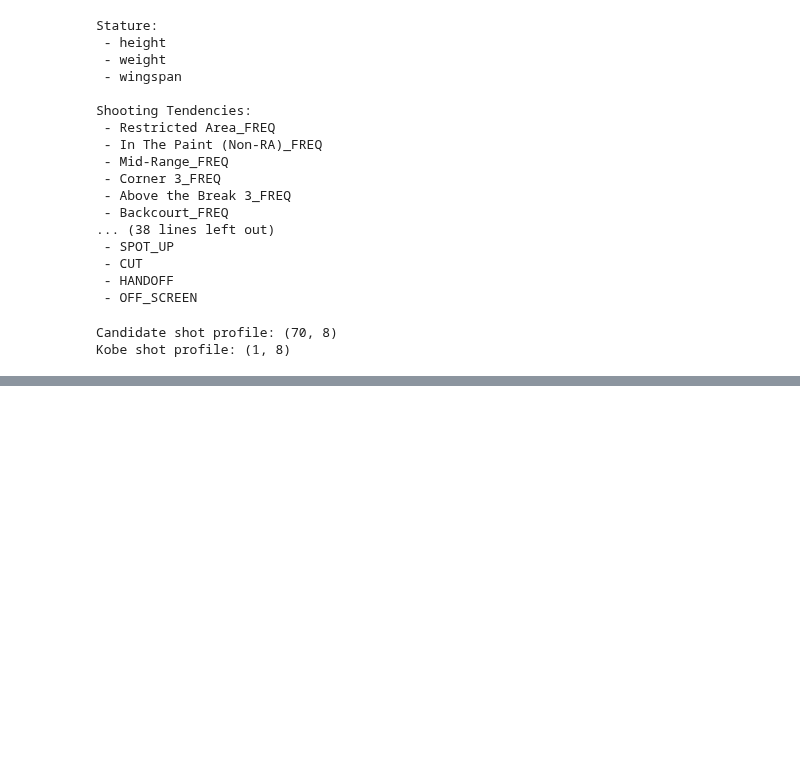
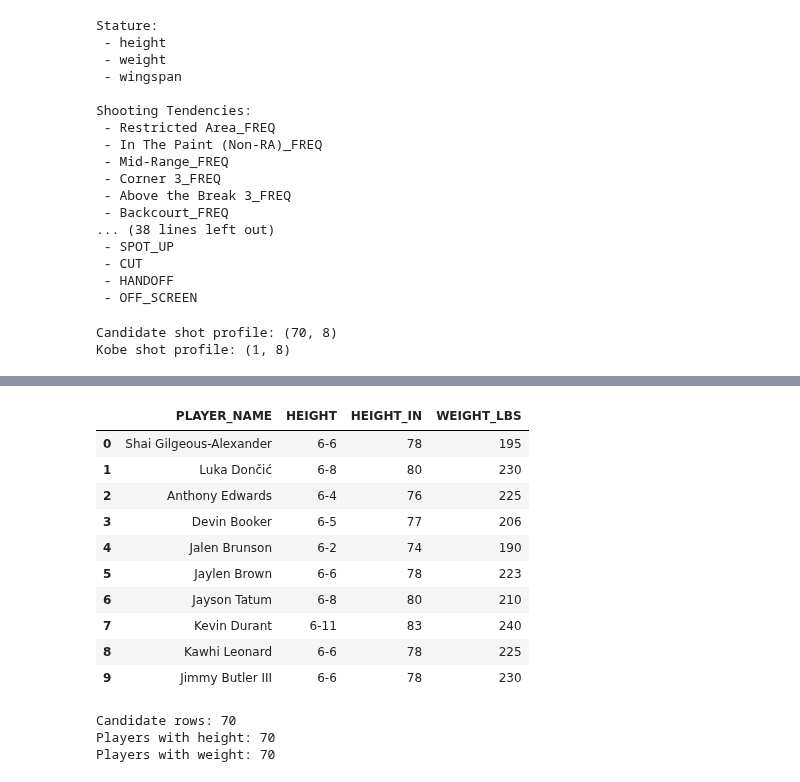
Before and after one commit to bo-aryan/kobe-similarity-analysis, a Jupyter notebook: notebooks/day03_kobe_reference.ipynb, the cells around one changed output, grey strips where cells are left out. Cells and saved outputs as stored; diff of their text form; code cells hidden in the pictures; blank space fills up the shorter version.

```diff
--- a/notebooks/day03_kobe_reference.ipynb
+++ b/notebooks/day03_kobe_reference.ipynb
@@ -1754,0 +2214,67 @@ Kobe shot profile: (1, 8)
+# %%
+def height_to_inches(height):
+    if pd.isna(height):
+        return np.nan
+
+    parts = str(height).strip().split("-")
+
+    if len(parts) != 2:
+        return np.nan
+
+    feet = int(parts[0])
+    inches = int(parts[1])
+
+    return feet * 12 + inches
+
+
+physical["HEIGHT_IN"] = physical["HEIGHT"].apply(
+    height_to_inches
+)
+
+physical[
+    ["PLAYER_NAME", "HEIGHT", "HEIGHT_IN", "WEIGHT_LBS"]
+].head(10)
+# %% [output]
+|  | PLAYER_NAME | HEIGHT | HEIGHT_IN | WEIGHT_LBS |
+| 0 | Shai Gilgeous-Alexander | 6-6 | 78 | 195 |
+| 1 | Luka Dončić | 6-8 | 80 | 230 |
+| 2 | Anthony Edwards | 6-4 | 76 | 225 |
+| 3 | Devin Booker | 6-5 | 77 | 206 |
+| 4 | Jalen Brunson | 6-2 | 74 | 190 |
+| 5 | Jaylen Brown | 6-6 | 78 | 223 |
+| 6 | Jayson Tatum | 6-8 | 80 | 210 |
+| 7 | Kevin Durant | 6-11 | 83 | 240 |
+| 8 | Kawhi Leonard | 6-6 | 78 | 225 |
+| 9 | Jimmy Butler III | 6-6 | 78 | 230 |
+# %%
+output_path = Path(
+    "../data/processed/candidate_physical_profile_2025_26.csv"
+)
+
+physical.to_csv(output_path, index=False)
+
+# Add physical measurements to the unified dataset
+candidate_data = candidate_data.drop(
+    columns=["HEIGHT_IN", "WEIGHT_LBS"],
+    errors="ignore"
+)
+
+candidate_data = candidate_data.merge(
+    physical[["PLAYER_ID", "HEIGHT_IN", "WEIGHT_LBS"]],
+    on="PLAYER_ID",
+    how="left"
+)
+
+print("Candidate rows:", len(candidate_data))
+print(
+    "Players with height:",
+    candidate_data["HEIGHT_IN"].notna().sum()
+)
+print(
+    "Players with weight:",
+    candidate_data["WEIGHT_LBS"].notna().sum()
+)
+# %% [output]
+Candidate rows: 70
+Players with height: 70
+Players with weight: 70
```
Also changed, not shown: parts of 22 cells of this notebook, 6 other files.
